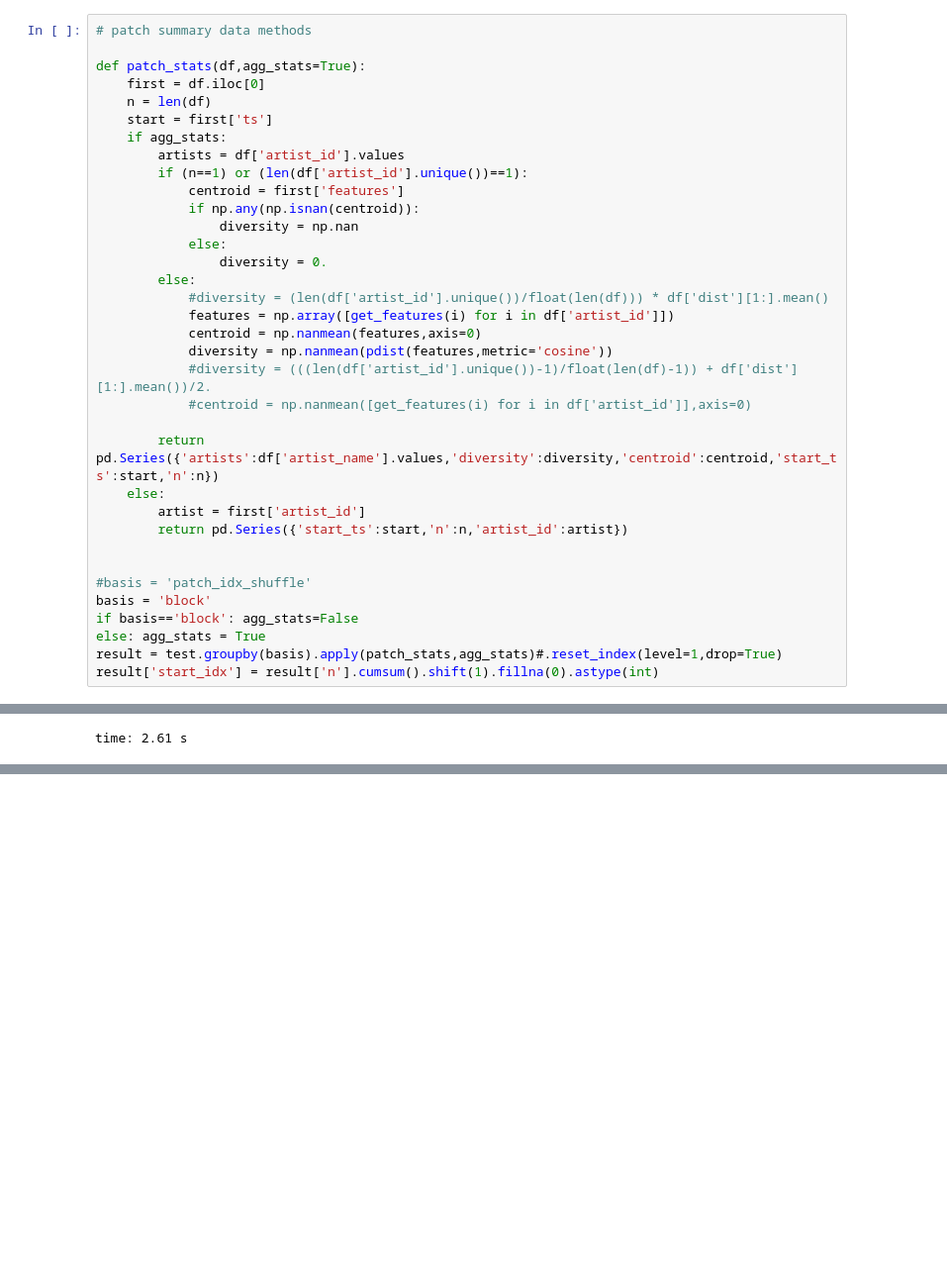
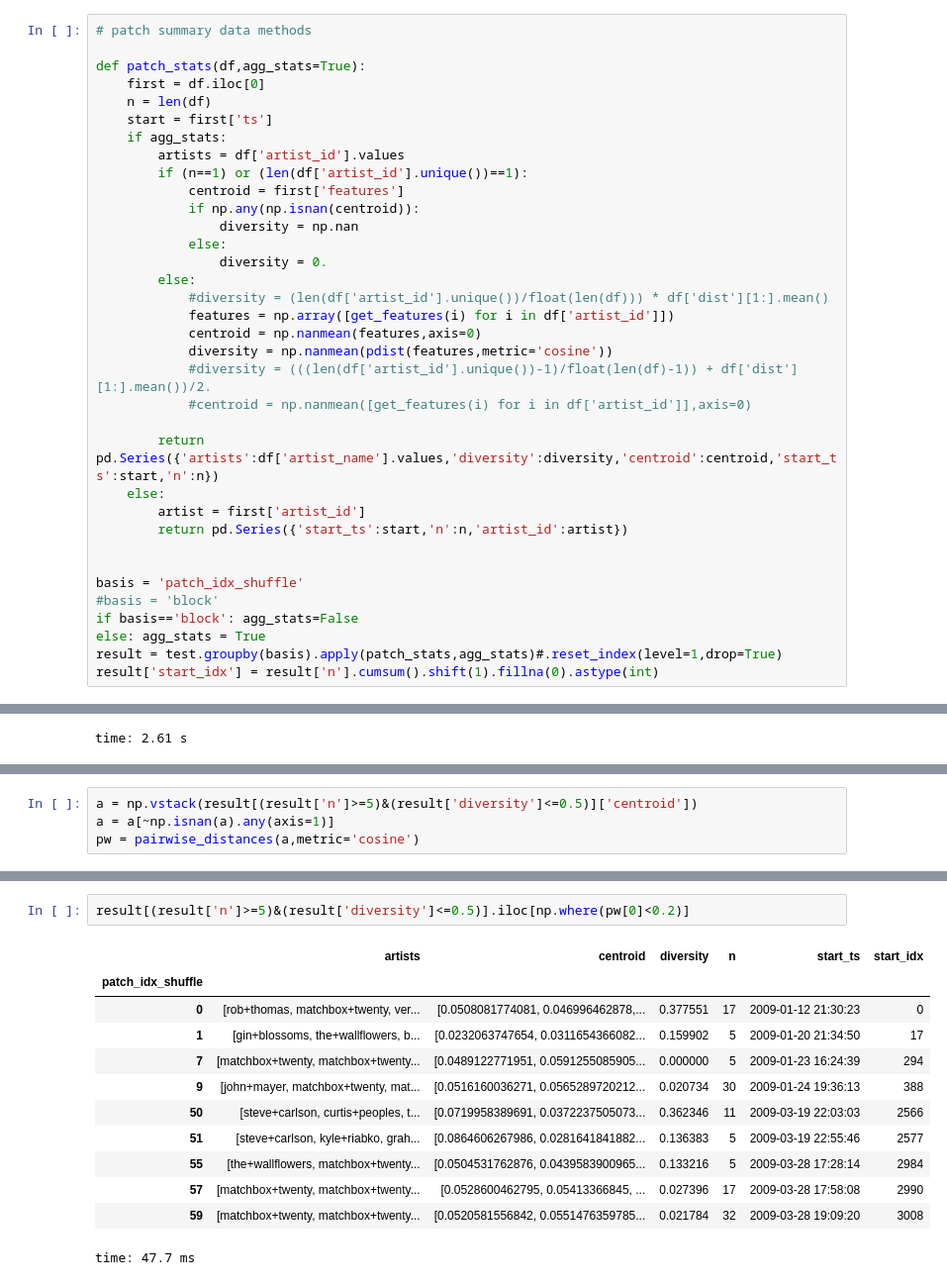
Before and after one commit to jlorince/MusicForaging, a Jupyter notebook: notebooks/my_listening.ipynb, the cells around one changed output, grey strips where cells are left out. Shown at 99% size. Cells and saved outputs as stored; diff of their text form; blank space fills up the shorter version.

```diff
--- a/notebooks/my_listening.ipynb
+++ b/notebooks/my_listening.ipynb
@@ -295,8 +290,8 @@ def patch_stats(df,agg_stats=True):
         return pd.Series({'start_ts':start,'n':n,'artist_id':artist})
 
 
-#basis = 'patch_idx_shuffle'
-basis = 'block'
+basis = 'patch_idx_shuffle'
+#basis = 'block'
 if basis=='block': agg_stats=False
 else: agg_stats = True
 result = test.groupby(basis).apply(patch_stats,agg_stats)#.reset_index(level=1,drop=True)
@@ -791,0 +749,4 @@ time: 5.82 ms
+# %%
+a = np.vstack(result[(result['n']>=5)&(result['diversity']<=0.5)]['centroid'])
+a = a[~np.isnan(a).any(axis=1)]
+pw = pairwise_distances(a,metric='cosine')
@@ -791,0 +760,15 @@ time: 5.82 ms
+# %%
+result[(result['n']>=5)&(result['diversity']<=0.5)].iloc[np.where(pw[0]<0.2)]
+# %% [output]
+|  | artists | centroid | diversity | n | start_ts | start_idx |
+| patch_idx_shuffle |  |  |  |  |  |  |
+| 0 | [rob+thomas, matchbox+twenty, ver... | [0.0508081774081, 0.046996462878,... | 0.377551 | 17 | 2009-01-12 21:30:23 | 0 |
+| 1 | [gin+blossoms, the+wallflowers, b... | [0.0232063747654, 0.0311654366082... | 0.159902 | 5 | 2009-01-20 21:34:50 | 17 |
+| 7 | [matchbox+twenty, matchbox+twenty... | [0.0489122771951, 0.0591255085905... | 0.000000 | 5 | 2009-01-23 16:24:39 | 294 |
+| 9 | [john+mayer, matchbox+twenty, mat... | [0.0516160036271, 0.0565289720212... | 0.020734 | 30 | 2009-01-24 19:36:13 | 388 |
+| 50 | [steve+carlson, curtis+peoples, t... | [0.0719958389691, 0.0372237505073... | 0.362346 | 11 | 2009-03-19 22:03:03 | 2566 |
+| 51 | [steve+carlson, kyle+riabko, grah... | [0.0864606267986, 0.0281641841882... | 0.136383 | 5 | 2009-03-19 22:55:46 | 2577 |
+| 55 | [the+wallflowers, matchbox+twenty... | [0.0504531762876, 0.0439583900965... | 0.133216 | 5 | 2009-03-28 17:28:14 | 2984 |
+| 57 | [matchbox+twenty, matchbox+twenty... | [0.0528600462795, 0.05413366845, ... | 0.027396 | 17 | 2009-03-28 17:58:08 | 2990 |
+| 59 | [matchbox+twenty, matchbox+twenty... | [0.0520581556842, 0.0551476359785... | 0.021784 | 32 | 2009-03-28 19:09:20 | 3008 |
+time: 47.7 ms
```
Also changed, not shown: parts of 19 cells of this notebook, 3 other files.
